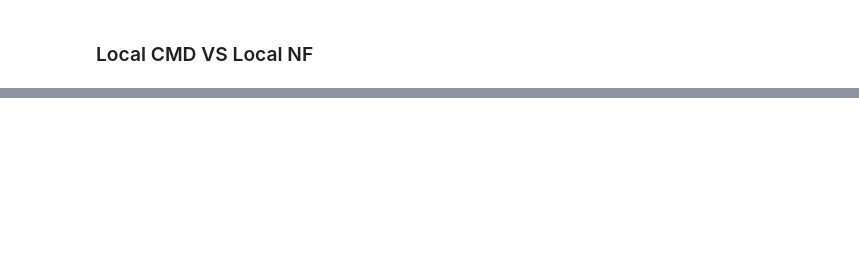
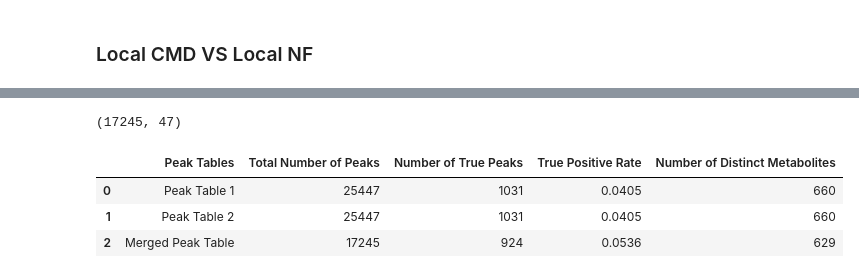
Before and after one commit to Nextflow4Metabolomics/n4m_ensemble, a Jupyter notebook: nbs/peak_merge.ipynb, the cells around one changed output, grey strips where cells are left out. Drawn from its saved outputs; the diff is of its cells as text; code cells hidden in the pictures; blank space fills up the shorter version.

Commit message:
update peak merge jupyter notebook

```diff
--- a/nbs/peak_merge.ipynb
+++ b/nbs/peak_merge.ipynb
@@ -19,2 +64,31 @@ def n_overlapping_peaks(t_1, t_2, col_name_mz, col_name_rt, ppm_threshold, rt_to
+# %%
+def quantification(t_1, t_2, t_merged, col_name_annotation_status, desired_identification_status, col_name_metabolite_name):
+    n_rows_t_1 = t_1.shape[0]
+    n_rows_t_2 = t_2.shape[0]
+    n_rows_t_merged = t_merged.shape[0]
+
+    n_annotated_rows_t_1 = t_1[t_1[col_name_annotation_status] == desired_identification_status].shape[0]
+    n_annotated_rows_t_2 = t_2[t_2[col_name_annotation_status] == desired_identification_status].shape[0]
+    n_annotated_rows_t_merged = t_merged[t_merged[col_name_annotation_status] == desired_identification_status].shape[0]
+
+    tpr_t_1 = round(n_annotated_rows_t_1/n_rows_t_1, 4)
+    tpr_t_2 = round(n_annotated_rows_t_2/n_rows_t_2, 4)
+    tpr_t_merged = round(n_annotated_rows_t_merged/n_rows_t_merged, 4)
+
+    n_deduplicated_metabolites_t_1 = t_1[t_1[col_name_annotation_status] == desired_identification_status].drop_duplicates(subset = col_name_metabolite_name).shape[0]
+    n_deduplicated_metabolites_t_2 = t_2[t_2[col_name_annotation_status] == desired_identification_status].drop_duplicates(subset = col_name_metabolite_name).shape[0]
+    n_deduplicated_metabolites_t_merged = t_merged[t_merged[col_name_annotation_status] == desired_identification_status].drop_duplicates(subset = col_name_metabolite_name).shape[0]
+
+    d = {
+        'Peak Tables': ['Peak Table 1', 'Peak Table 2', 'Merged Peak Table'],
+        'Total Number of Peaks': [n_rows_t_1, n_rows_t_2, n_rows_t_merged],
+        'Number of True Peaks': [n_annotated_rows_t_1, n_annotated_rows_t_2, n_annotated_rows_t_merged],
+        'True Positive Rate': [tpr_t_1, tpr_t_2, tpr_t_merged],
+        'Number of Distinct Metabolites': [n_deduplicated_metabolites_t_1, n_deduplicated_metabolites_t_2, n_deduplicated_metabolites_t_merged]
+    }
+
+    df = pd.DataFrame(data=d)
+
+    return df
 # %% [markdown]
 ### Local CMD VS HPC CMD
@@ -171,0 +297,4 @@ n_overlapping_peaks(table_1, table_2, "Average Mz", "Average Rt(min)", 10, 0.3)
+# %%
+table_1 = pd.read_csv("../../nextflow4metabolomics_manuscripts/nextflow4ms-dial/peak_table/local_cmd/ms-flo/AlignResult-2023291844_processed.txt", delimiter="\t")
+# %%
+table_2 = pd.read_csv("../../nextflow4metabolomics_manuscripts/nextflow4ms-dial/peak_table/local_nf/ms-flo/AlignResult-20232101814_processed.txt", delimiter="\t")
@@ -171,0 +355,13 @@ n_overlapping_peaks(table_1, table_2, "Average Mz", "Average Rt(min)", 10, 0.3)
+# %%
+table_merged.shape
+# %% [output]
+(17245, 47)
+# %%
+summary_df = quantification(table_1, table_2, table_merged, "Annotation tag (VS1.0)", "annotated by user-defined text library", "Metabolite name")
+# %%
+summary_df
+# %% [output]
+|  | Peak Tables | Total Number of Peaks | Number of True Peaks | True Positive Rate | Number of Distinct Metabolites |
+| 0 | Peak Table 1 | 25447 | 1031 | 0.0405 | 660 |
+| 1 | Peak Table 2 | 25447 | 1031 | 0.0405 | 660 |
+| 2 | Merged Peak Table | 17245 | 924 | 0.0536 | 629 |
```
Also changed, not shown: parts of 75 cells of this notebook.
